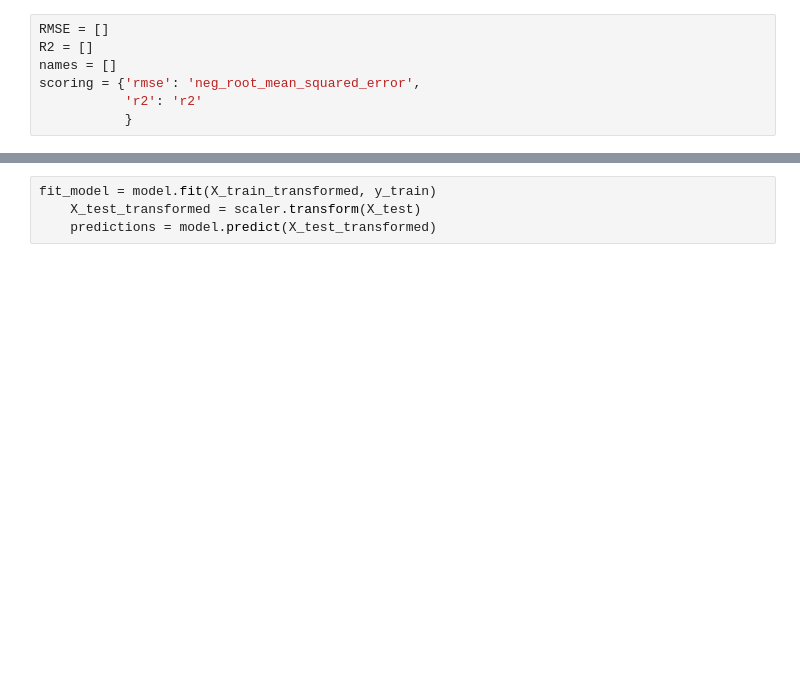
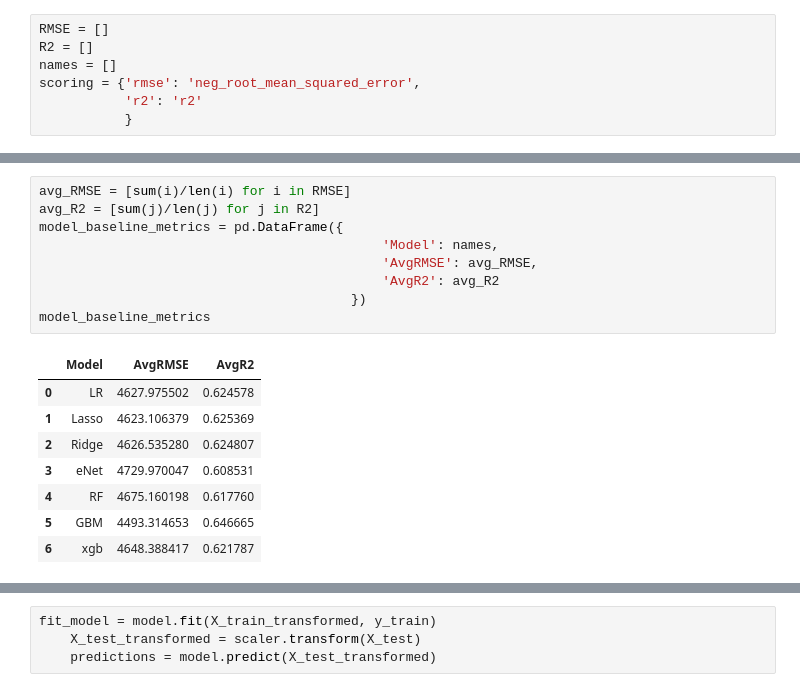
Before and after one commit to nipun-goyal/Residential-Energy-Consumption-Prediction, a Jupyter notebook: 1.0-Residential-Energy-Modeling.ipynb, the cells around one changed output, grey strips where cells are left out. Drawn from its saved outputs; the diff is of its cells as text; blank space fills up the shorter version.

```diff
--- a/1.0-Residential-Energy-Modeling.ipynb
+++ b/1.0-Residential-Energy-Modeling.ipynb
@@ -1326,3 +1322,21 @@ for name, model in models:
+# %%
+avg_RMSE = [sum(i)/len(i) for i in RMSE]
+avg_R2 = [sum(j)/len(j) for j in R2]
+model_baseline_metrics = pd.DataFrame({
+                                            'Model': names,
+                                            'AvgRMSE': avg_RMSE,
+                                            'AvgR2': avg_R2
+                                        })
+model_baseline_metrics
+# %% [output]
+|  | Model | AvgRMSE | AvgR2 |
+| 0 | LR | 4627.975502 | 0.624578 |
+| 1 | Lasso | 4623.106379 | 0.625369 |
+| 2 | Ridge | 4626.535280 | 0.624807 |
+| 3 | eNet | 4729.970047 | 0.608531 |
+| 4 | RF | 4675.160198 | 0.617760 |
+| 5 | GBM | 4493.314653 | 0.646665 |
+| 6 | xgb | 4648.388417 | 0.621787 |
 # %%
 plt.figure(figsize=(21,9))
 
```
Also changed, not shown: parts of 15 cells of this notebook.
